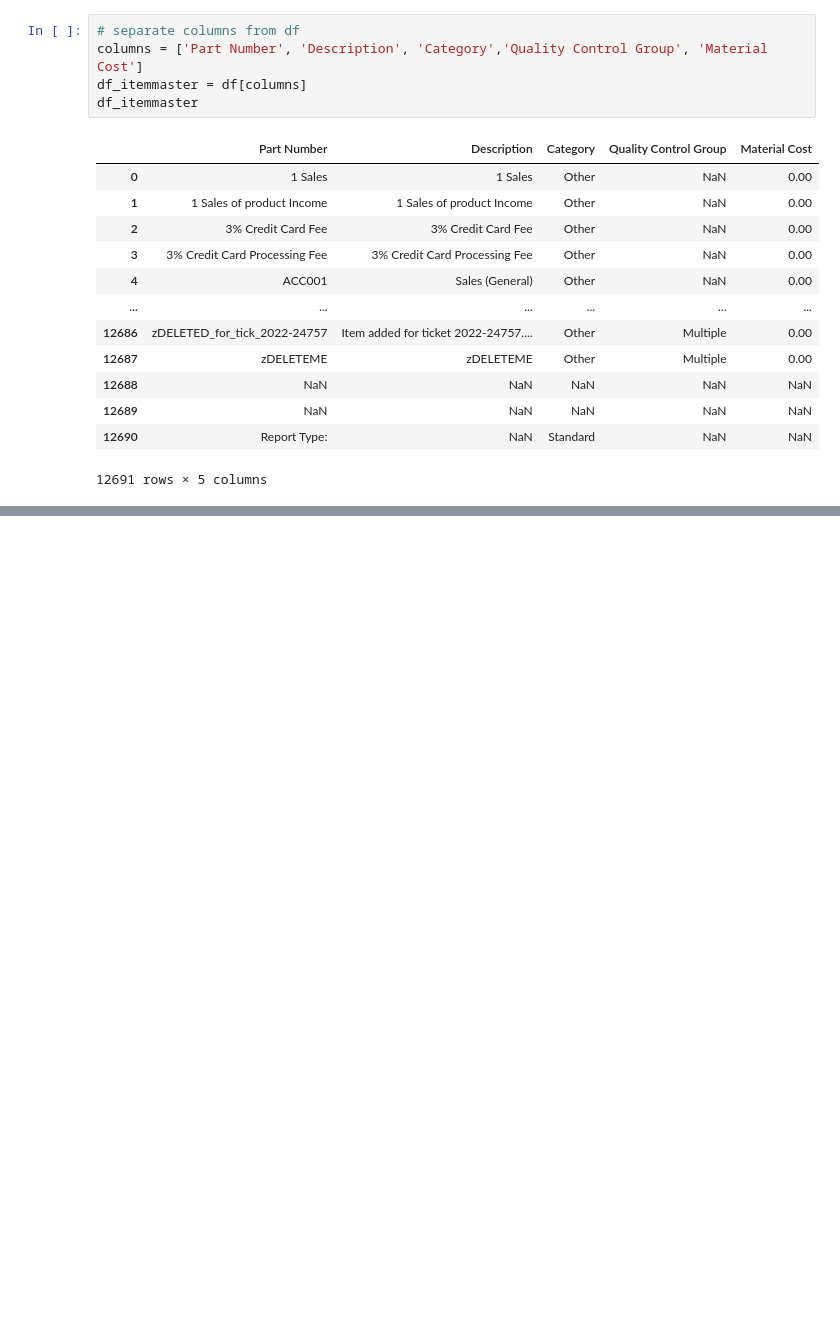
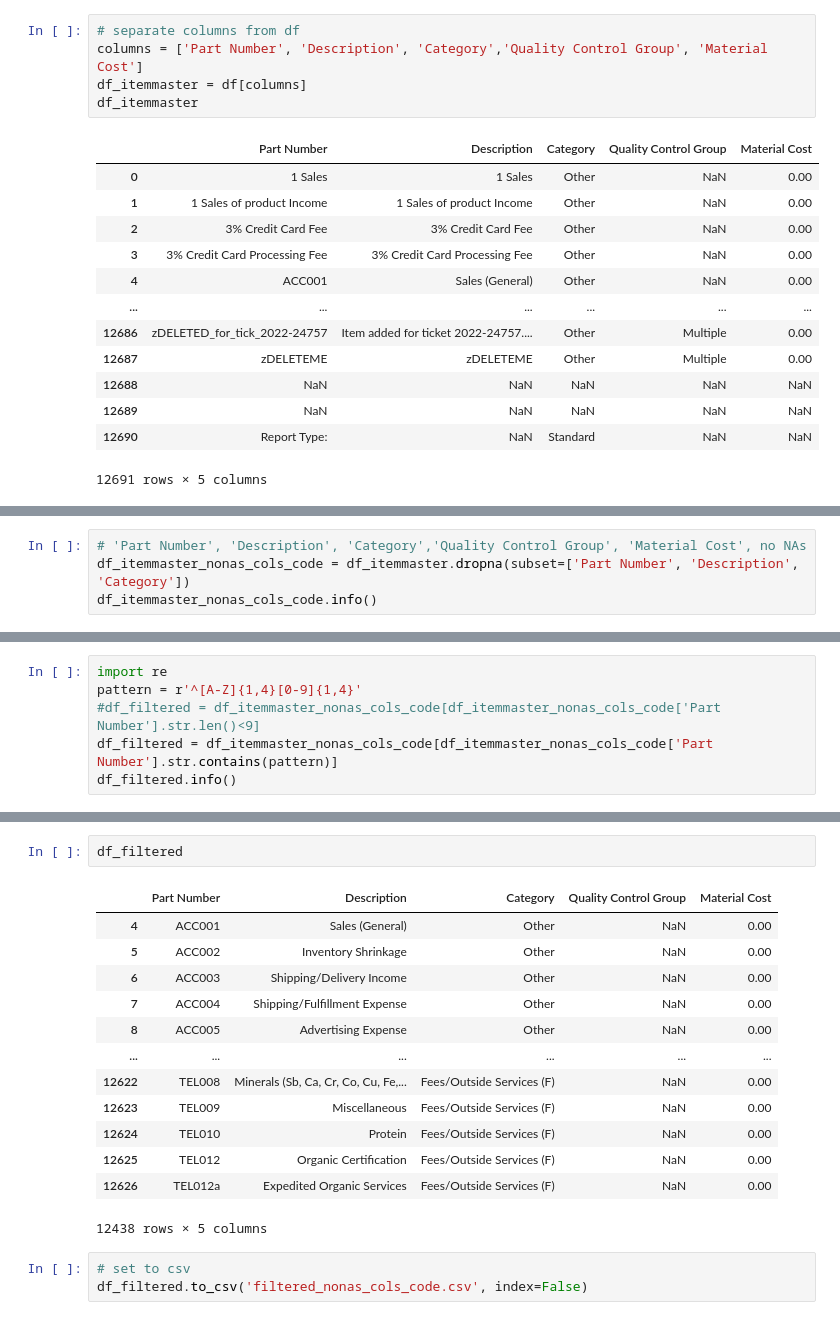
Before and after one commit to masterTrooperMx/PY_notebooks, a Jupyter notebook: catalyst/data/test_loader.ipynb, the cells around one changed output, grey strips where cells are left out. Drawn from its saved outputs; the diff is of its cells as text; blank space fills up the shorter version.

```diff
--- a/catalyst/data/test_loader.ipynb
+++ b/catalyst/data/test_loader.ipynb
@@ -81,0 +170,4 @@ GNC X Test
+# %%
+# 'Part Number', 'Description', 'Category','Quality Control Group', 'Material Cost', no NAs
+df_itemmaster_nonas_cols_code = df_itemmaster.dropna(subset=['Part Number', 'Description', 'Category'])
+df_itemmaster_nonas_cols_code.info()
@@ -81,0 +187,6 @@ GNC X Test
+# %%
+import re
+pattern = r'^[A-Z]{1,4}[0-9]{1,4}'
+#df_filtered = df_itemmaster_nonas_cols_code[df_itemmaster_nonas_cols_code['Part Number'].str.len()<9]
+df_filtered = df_itemmaster_nonas_cols_code[df_itemmaster_nonas_cols_code['Part Number'].str.contains(pattern)]
+df_filtered.info()
@@ -81,0 +206,19 @@ GNC X Test
+# %%
+df_filtered
+# %% [output]
+|  | Part Number | Description | Category | Quality Control Group | Material Cost |
+| 4 | ACC001 | Sales (General) | Other | NaN | 0.00 |
+| 5 | ACC002 | Inventory Shrinkage | Other | NaN | 0.00 |
+| 6 | ACC003 | Shipping/Delivery Income | Other | NaN | 0.00 |
+| 7 | ACC004 | Shipping/Fulfillment Expense | Other | NaN | 0.00 |
+| 8 | ACC005 | Advertising Expense | Other | NaN | 0.00 |
+| ... | ... | ... | ... | ... | ... |
+| 12622 | TEL008 | Minerals (Sb, Ca, Cr, Co, Cu, Fe,... | Fees/Outside Services (F) | NaN | 0.00 |
+| 12623 | TEL009 | Miscellaneous | Fees/Outside Services (F) | NaN | 0.00 |
+| 12624 | TEL010 | Protein | Fees/Outside Services (F) | NaN | 0.00 |
+| 12625 | TEL012 | Organic Certification | Fees/Outside Services (F) | NaN | 0.00 |
+| 12626 | TEL012a | Expedited Organic Services | Fees/Outside Services (F) | NaN | 0.00 |
+12438 rows × 5 columns
+# %%
+# set to csv
+df_filtered.to_csv('filtered_nonas_cols_code.csv', index=False)
```
Also changed, not shown: parts of 10 cells of this notebook, 2 other files.
